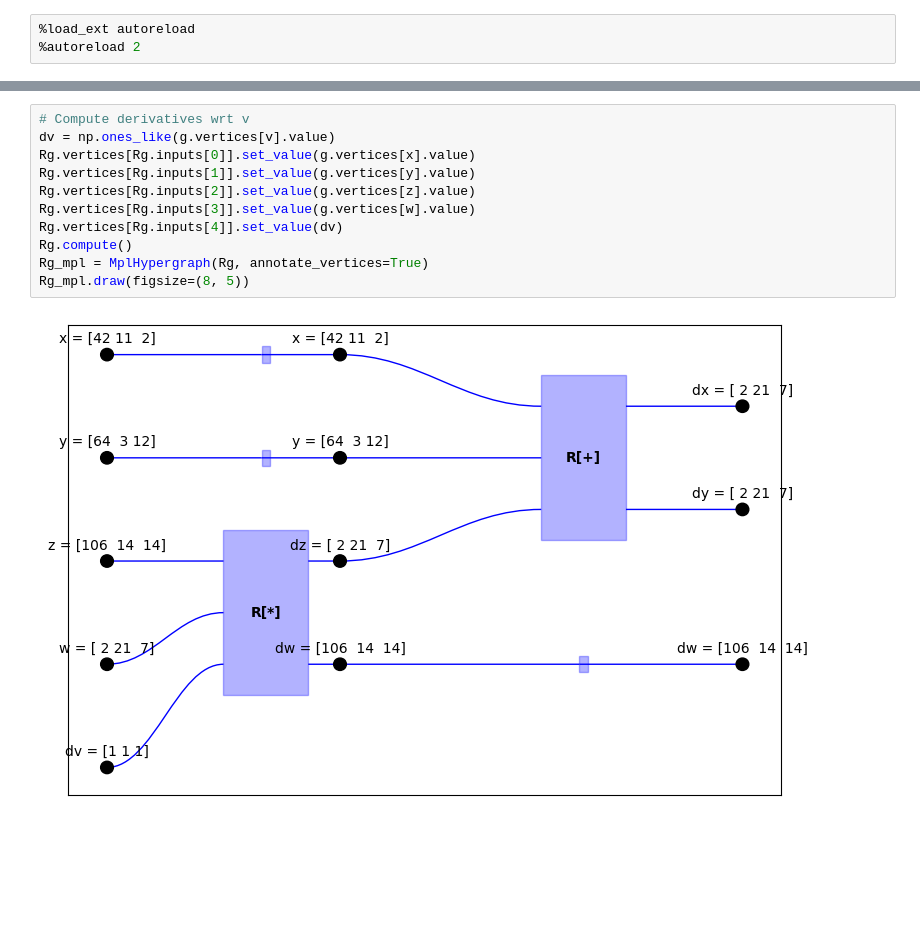
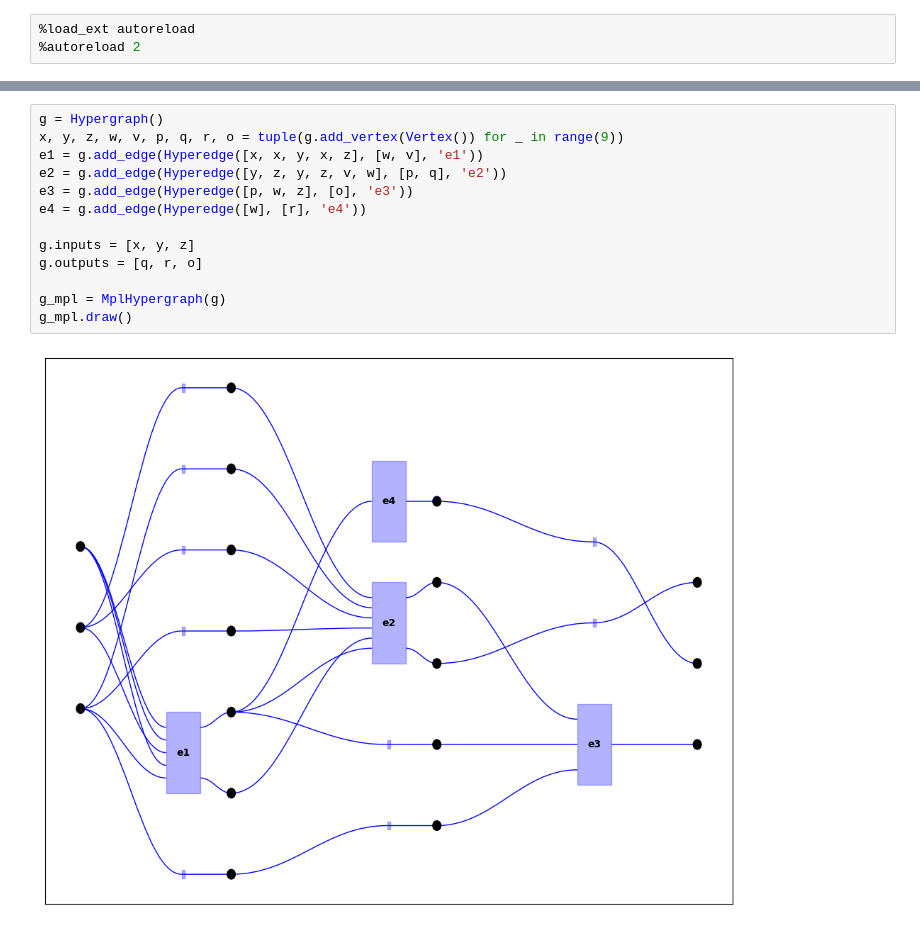
Before and after one commit to alexkoziell/HypNN, a Jupyter notebook: prototyping.ipynb, the cells around one changed output, grey strips where cells are left out. Drawn from its saved outputs; the diff is of its cells as text; blank space fills up the shorter version.

Commit message:
Better drawing support for vertices with multiple targets.

```diff
--- a/prototyping.ipynb
+++ b/prototyping.ipynb
@@ -70,13 +7,15 @@ Rg_mpl.draw(figsize=(4, 3))
-# %%
-# Compute derivatives wrt v
-dv = np.ones_like(g.vertices[v].value)
-Rg.vertices[Rg.inputs[0]].set_value(g.vertices[x].value)
-Rg.vertices[Rg.inputs[1]].set_value(g.vertices[y].value)
-Rg.vertices[Rg.inputs[2]].set_value(g.vertices[z].value)
-Rg.vertices[Rg.inputs[3]].set_value(g.vertices[w].value)
-Rg.vertices[Rg.inputs[4]].set_value(dv)
-Rg.compute()
-Rg_mpl = MplHypergraph(Rg, annotate_vertices=True)
-Rg_mpl.draw(figsize=(8, 5))
-# %% [output]
-[figure, removed]
+# %%
+g = Hypergraph()
+x, y, z, w, v, p, q, r, o = tuple(g.add_vertex(Vertex()) for _ in range(9))
+e1 = g.add_edge(Hyperedge([x, x, y, x, z], [w, v], 'e1'))
+e2 = g.add_edge(Hyperedge([y, z, y, z, v, w], [p, q], 'e2'))
+e3 = g.add_edge(Hyperedge([p, w, z], [o], 'e3'))
+e4 = g.add_edge(Hyperedge([w], [r], 'e4'))
+
+g.inputs = [x, y, z]
+g.outputs = [q, r, o]
+
+g_mpl = MplHypergraph(g)
+g_mpl.draw()
+# %% [output]
+[figure, added]
```
Also changed, not shown: parts of 8 cells of this notebook, 2 other files.
